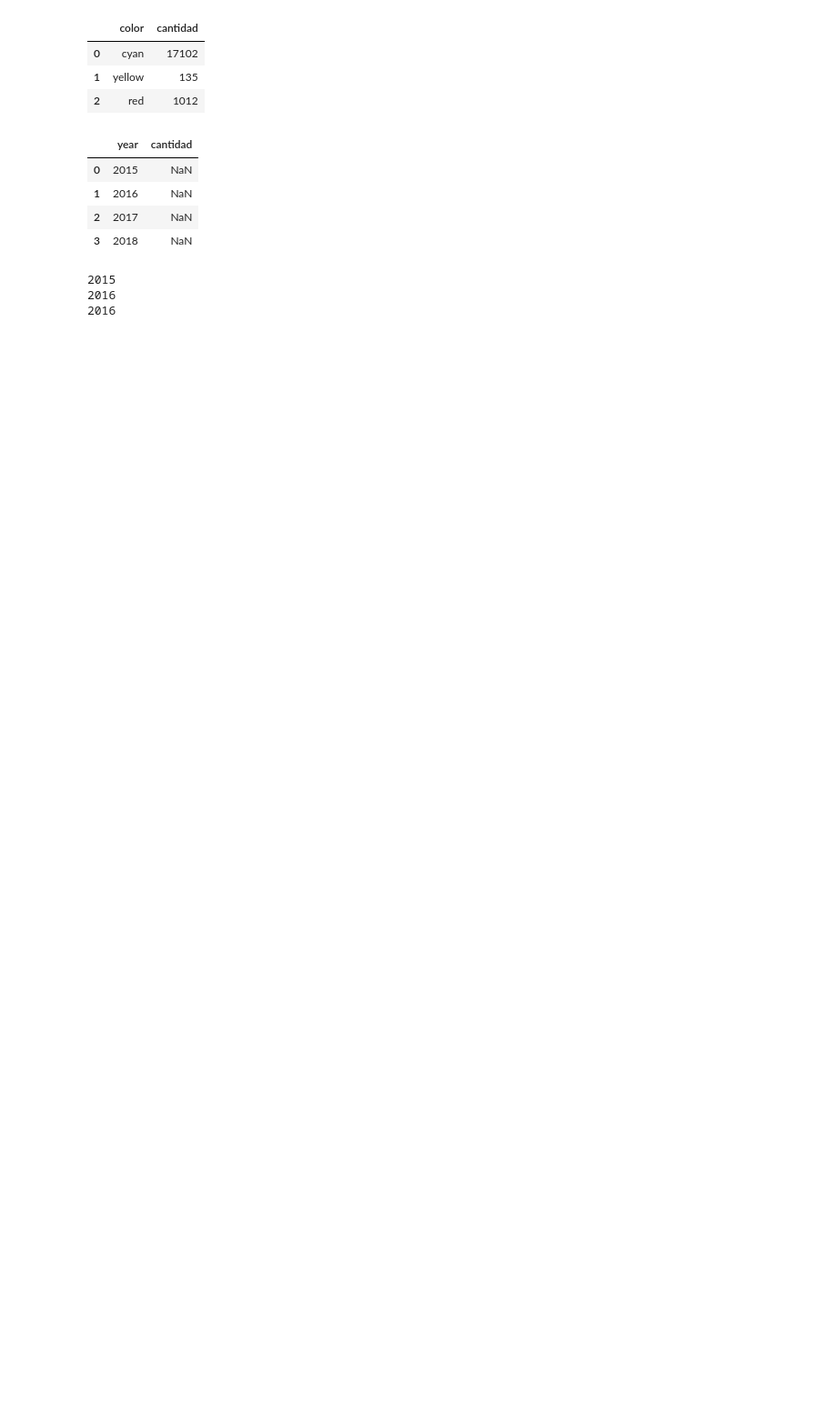
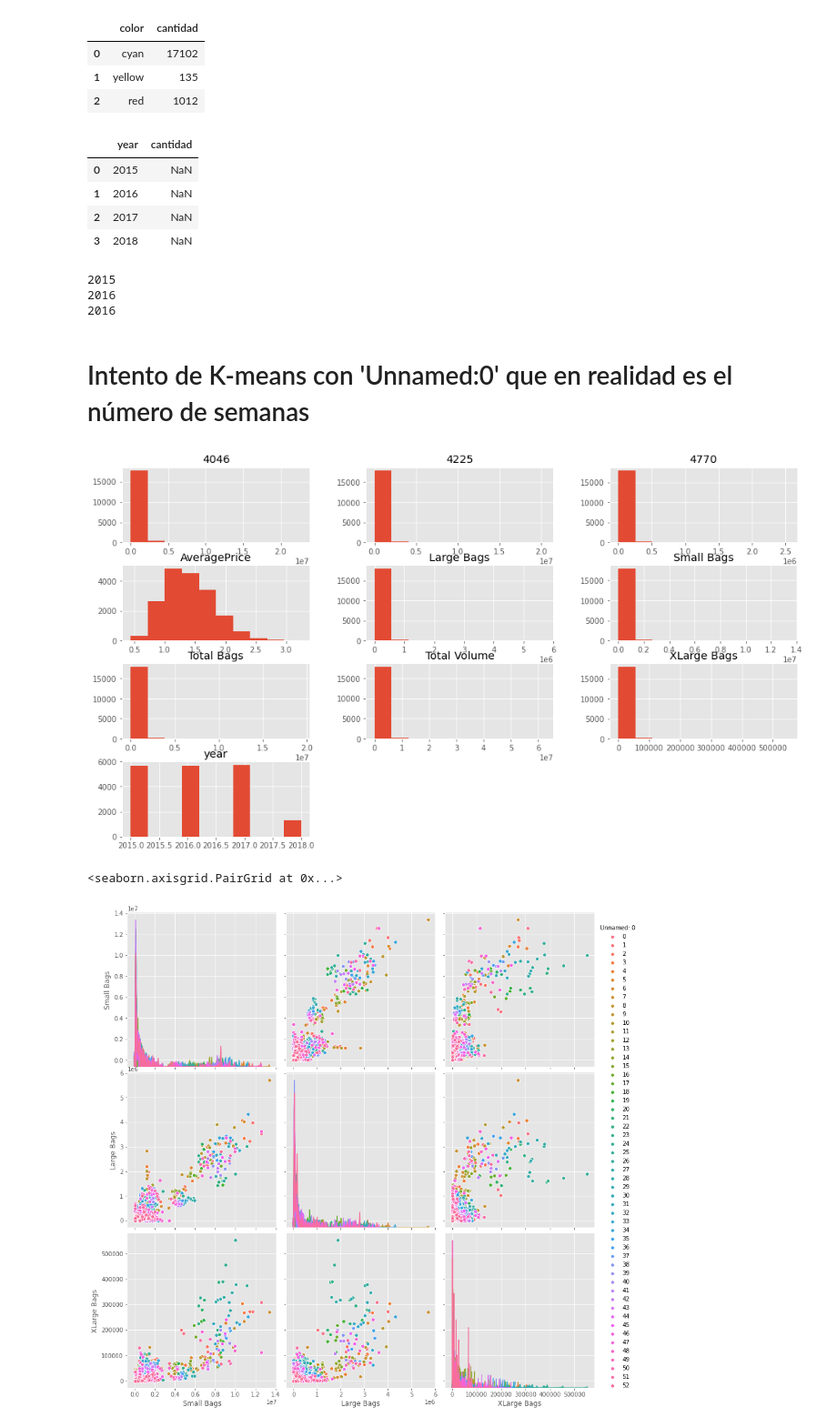
Before and after one commit to MauricioHernandezMatias/Mirepositorio, a Jupyter notebook: Actividad Evaluable_Patrones con K-means.ipynb, the cells around one changed output. Shown at 91% size. Saved outputs shown, nothing was run; the diff lists cells and outputs as text; code cells hidden in the pictures; blank space fills up the shorter version.

Commit message:
Cambio por el 'Unnamed: 0'

```diff
--- a/Actividad Evaluable_Patrones con K-means.ipynb
+++ b/Actividad Evaluable_Patrones con K-means.ipynb
@@ -215,3 +216,13 @@ for row in closest:
 2015
 2016
 2016
+# %% [markdown]
+# Intento de K-means con 'Unnamed:0' que en realidad es el número de semanas
+# %%
+dataframe.drop(['Unnamed: 0'],1).hist()
+plt.show()
+sb.pairplot(dataframe.dropna(), hue='Unnamed: 0',size=4,vars=["Small Bags","Large Bags","XLarge Bags"],kind='scatter')
+# %% [output]
+[figure, added]
+<seaborn.axisgrid.PairGrid at 0x...>
+[figure, added]
```
Also changed, not shown: parts of 13 cells of this notebook.
